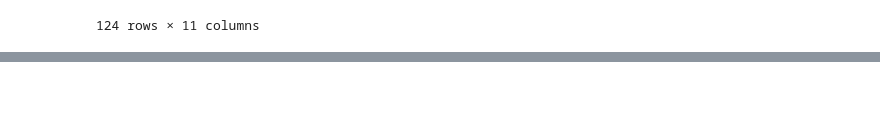
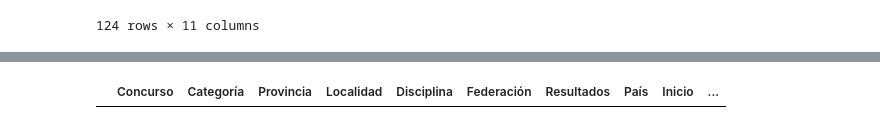
Before and after one commit to Gabijc/Proyecto_final_hipica, a Jupyter notebook: Notebooks/pruebas_carga.ipynb, the cells around one changed output, grey strips where cells are left out. Drawn from its saved outputs; the diff is of its cells as text; code cells hidden in the pictures; blank space fills up the shorter version.

```diff
--- a/Notebooks/pruebas_carga.ipynb
+++ b/Notebooks/pruebas_carga.ipynb
@@ -41,0 +157,4 @@ df_pruebas_resultados
+# %%
+df_final[df_final["Concurso"] == "CSIYH* - 1st Week XXXI Andalucía Sunshine Tour 2025"]
+# %% [output]
+|  | Concurso | Categoría | Provincia | Localidad | Disciplina | Federación | Resultados | País | Inicio | ... |
```
Also changed, not shown: parts of 15 cells of this notebook, 2 other files.
